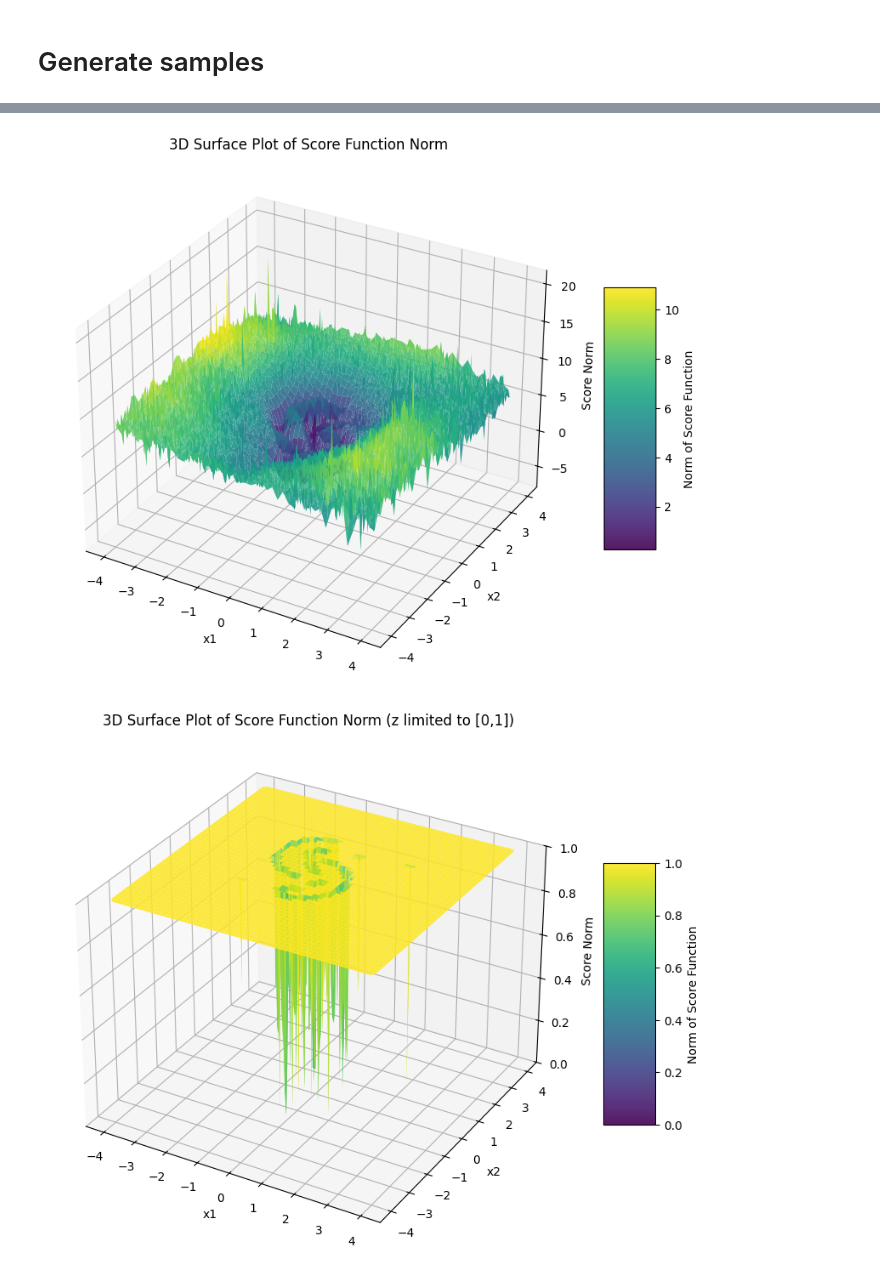
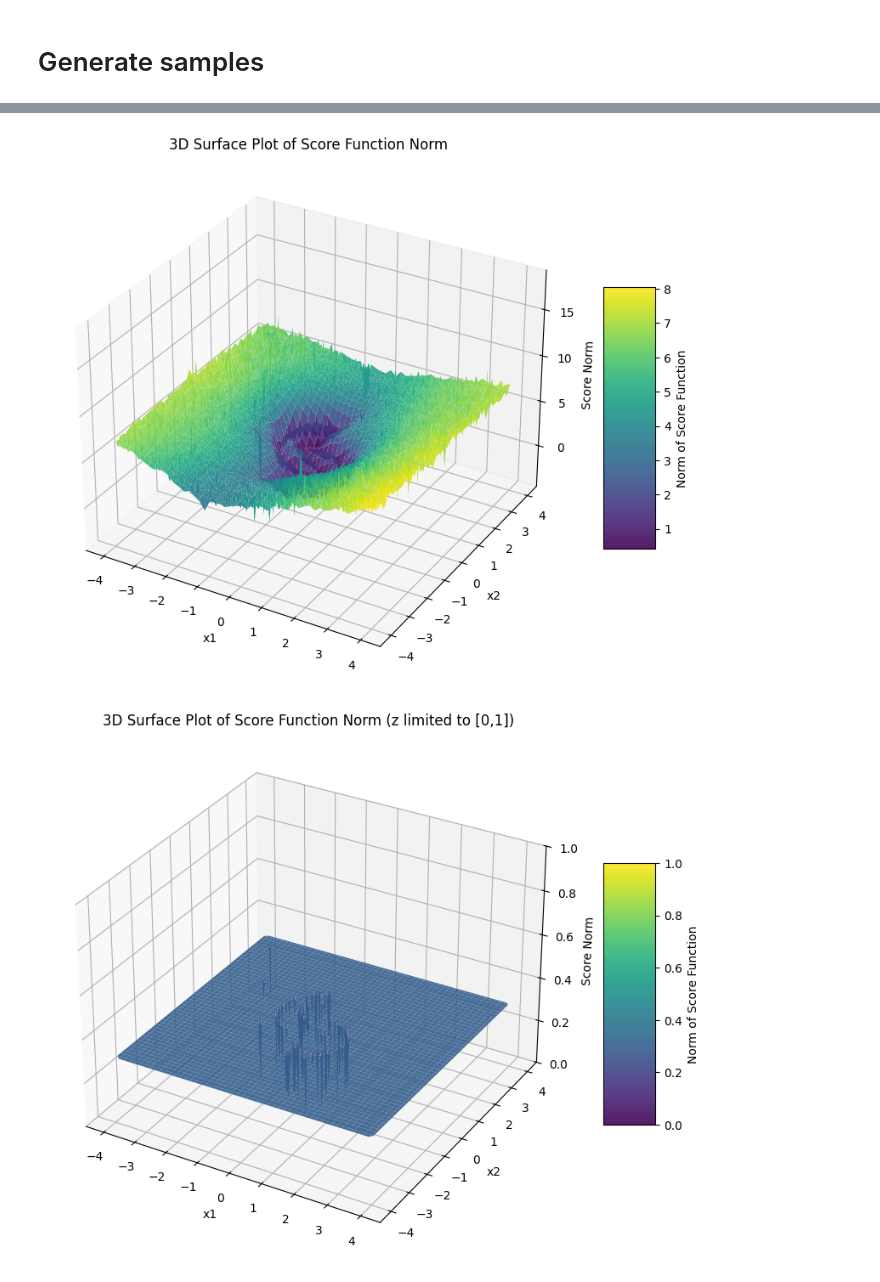
Before and after one commit to viktorcikojevic/diffusion-two-moon, a Jupyter notebook: two-moon-diffusion.ipynb, the cells around one changed output, grey strips where cells are left out. Cells and saved outputs as stored; diff of their text form; code cells hidden in the pictures.

```diff
--- a/two-moon-diffusion.ipynb
+++ b/two-moon-diffusion.ipynb
@@ -196,10 +196,10 @@ def create_effective_input_out(x, sigma, noise=None):
 # Replace the original model with the new MLPDiffusionModel.
 # For example, for 2D data with a 256-dimensional embedding and 3 residual blocks:
 device = torch.device("cuda" if torch.cuda.is_available() else "cpu")
-model = MLPDiffusionModel(in_features=2, embd_dim=256, n_layers=3, dropout=0.1).to(device)
+model = MLPDiffusionModel(in_features=2, embd_dim=512, n_layers=6, dropout=0.1).to(device)
 optimizer = optim.Adam(model.parameters(), lr=1e-4)
 mse_loss = nn.MSELoss()
-num_epochs = 10000
+num_epochs = 1000
 
 # Training loop
 
@@ -265,7 +265,7 @@ plt.show()
 # %% [markdown]
 # Generate samples
 # %%
-n_samples = 30000
+n_samples = 100000
 
 
 # x = X_train_tensor # torch.randn(n_samples, 2)
@@ -285,7 +285,7 @@ x_in, sigma_in, _ = create_effective_input_out(x, sigma)
 with torch.no_grad():
     s = model(x_in.to(device), sigma_in.to(device))
 
-s = s.norm(dim=1)
+s_norm = s.norm(dim=1)
 
 x.shape, s.shape
 # %% [output]
@@ -329,7 +329,7 @@ from scipy.interpolate import griddata
 
 # 1. Prepare your data
 x_np = x.cpu().numpy() if hasattr(x, 'numpy') else x
-s_np = s.cpu().numpy() if hasattr(s, 'numpy') else s
+s_np = s_norm.cpu().numpy() if hasattr(s, 'numpy') else s
 
 # Create a grid over the domain of your data
 xi = np.linspace(x_np[:, 0].min(), x_np[:, 0].max(), 200)
@@ -355,7 +355,7 @@ ax.set_ylabel('x2')
 ax.set_zlabel('Score Norm')
 plt.show()
 # %% [output]
-[figure, old version]
+[figure, new version]
 # %%
 import numpy as np
 import matplotlib.pyplot as plt
@@ -364,38 +364,38 @@ from scipy.interpolate import griddata
 
 # 1. Prepare your data
 x_np = x.cpu().numpy() if hasattr(x, 'numpy') else x
-s_np = s.cpu().numpy() if hasattr(s, 'numpy') else s
+s_np = s_norm.cpu().numpy() if hasattr(s, 'numpy') else s
 
 # Create a grid over the domain of your data
 xi = np.linspace(x_np[:, 0].min(), x_np[:, 0].max(), 200)
 yi = np.linspace(x_np[:, 1].min(), x_np[:, 1].max(), 200)
 xi, yi = np.meshgrid(xi, yi)
 
 # Interpolate the values (norm of score) onto the grid
 zi = griddata((x_np[:, 0], x_np[:, 1]), s_np, (xi, yi), method='cubic')
 
 # Optionally, clip the data to ensure values remain between 0 and 1
-zi = np.clip(zi, 0, 1)
+zi = np.clip(zi, 0, 0.3)
 
 # 2. Plot in 3D
 fig = plt.figure(figsize=(10, 8))
 ax = fig.add_subplot(111, projection='3d')
 
 # Set vmin and vmax to normalize the colormap to the [0, 1] range.
 surf = ax.plot_surface(xi, yi, zi, cmap='viridis', edgecolor='none', alpha=0.9, vmin=0, vmax=1)
 
 # Set z-axis limits to [0, 1]
 ax.set_zlim(0, 1.0)
 
 # Add a colorbar
 fig.colorbar(surf, ax=ax, shrink=0.5, aspect=5, label='Norm of Score Function')
 
 ax.set_title('3D Surface Plot of Score Function Norm (z limited to [0,1])')
 ax.set_xlabel('x1')
 ax.set_ylabel('x2')
 ax.set_zlabel('Score Norm')
 
 plt.show()
 # %% [output]
-[figure, old version]
+[figure, new version]
 # %%
```
Also changed, not shown: parts of 7 cells of this notebook.
